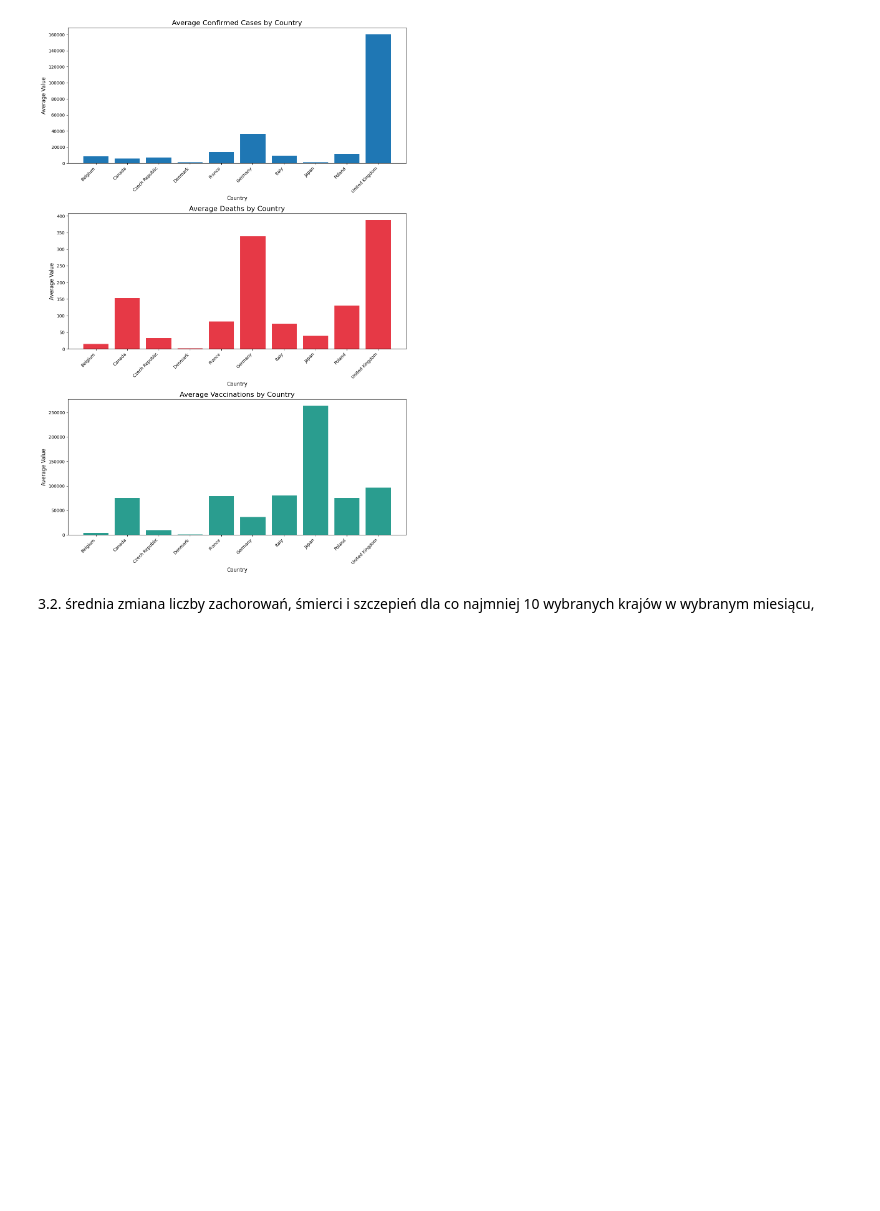
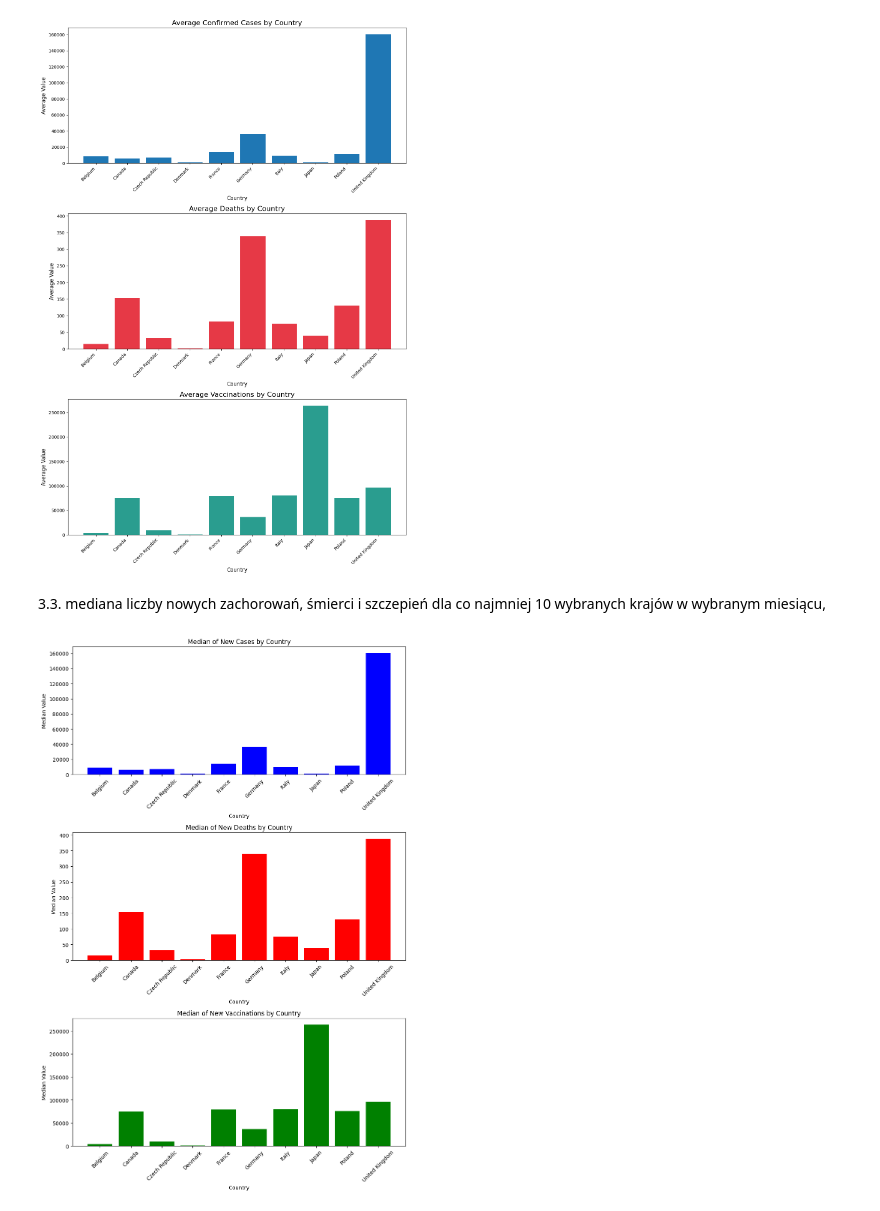
Before and after one commit to qmacdom/BigData, a Jupyter notebook: zad2.ipynb, the cells around one changed output. Cells and saved outputs as stored; diff of their text form; code cells hidden in the pictures; blank space fills up the shorter version.

```diff
--- a/zad2.ipynb
+++ b/zad2.ipynb
@@ -198,4 +198,37 @@ plt.show()
 # %% [output]
 [figure]
 # %% [markdown]
- 3.2. średnia zmiana liczby zachorowań, śmierci i szczepień dla co najmniej 10 wybranych krajów w wybranym miesiącu,
+ 3.3. mediana liczby nowych zachorowań, śmierci i szczepień dla co najmniej 10 wybranych krajów w wybranym miesiącu,
+# %%
+median_values = df_filtered.groupby(['country_name']).agg({'Total confirmed cases': 'mean', 'Total deceased': 'mean', 'Total vaccinations': 'mean'})
+median_values.reset_index(inplace=True)
+
+index = np.arange(len(median_values['country_name']))
+
+fig, ax = plt.subplots(3, 1, figsize=(10, 15))
+
+ax[0].bar(index, median_values['Total confirmed cases'], color='blue', label='New cases')
+ax[0].set_title('Median of New Cases by Country')
+ax[0].set_xlabel('Country')
+ax[0].set_ylabel('Median Value')
+ax[0].set_xticks(index)
+ax[0].set_xticklabels(median_values['country_name'], rotation=45)
+
+ax[1].bar(index, median_values['Total deceased'], color='red', label='New deaths')
+ax[1].set_title('Median of New Deaths by Country')
+ax[1].set_xlabel('Country')
+ax[1].set_ylabel('Median Value')
+ax[1].set_xticks(index)
+ax[1].set_xticklabels(median_values['country_name'], rotation=45)
+
+ax[2].bar(index, median_values['Total vaccinations'], color='green', label='New vaccinations')
+ax[2].set_title('Median of New Vaccinations by Country')
+ax[2].set_xlabel('Country')
+ax[2].set_ylabel('Median Value')
+ax[2].set_xticks(index)
+ax[2].set_xticklabels(median_values['country_name'], rotation=45)
+
+plt.tight_layout()
+plt.show()
+# %% [output]
+[figure, added]
```
Also changed, not shown: parts of 1 cell of this notebook.
